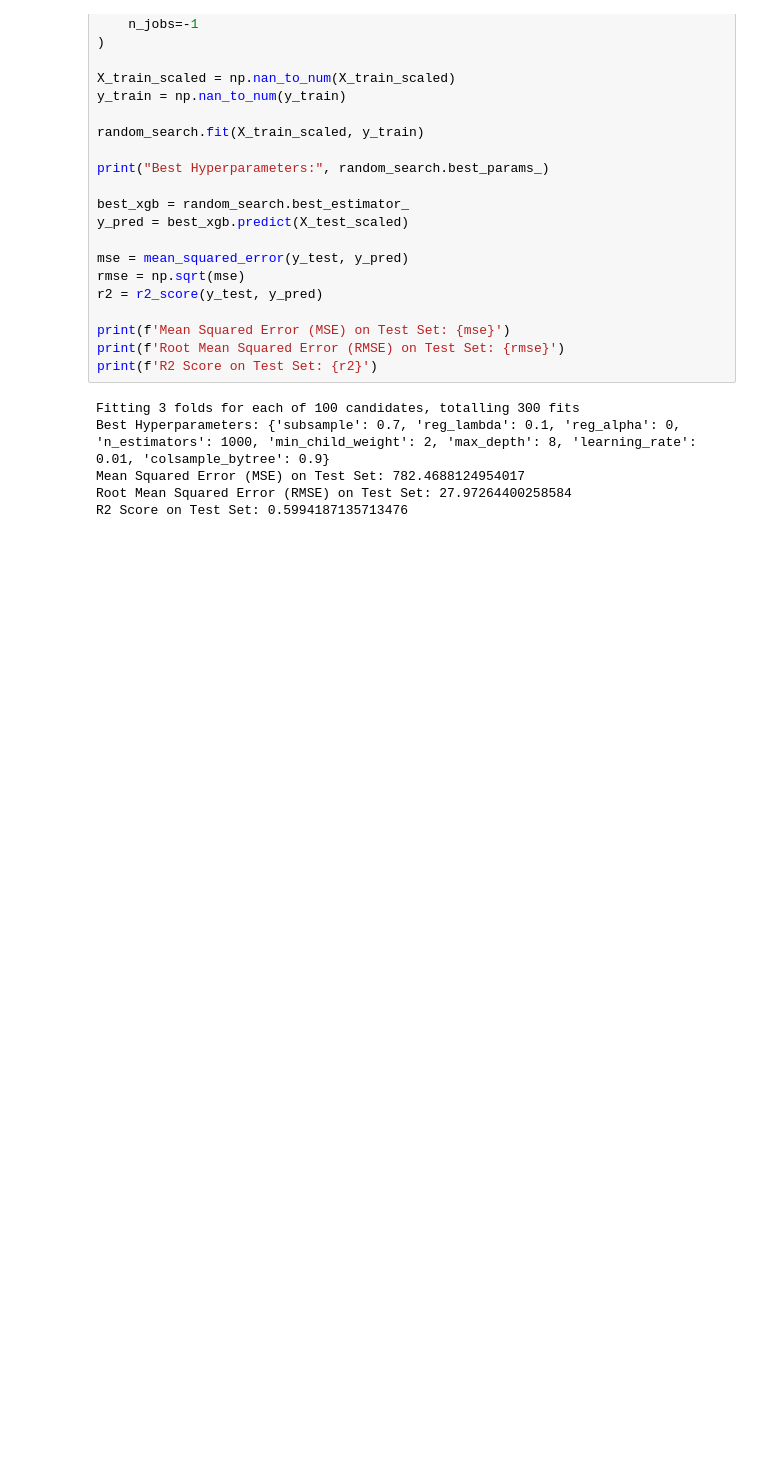
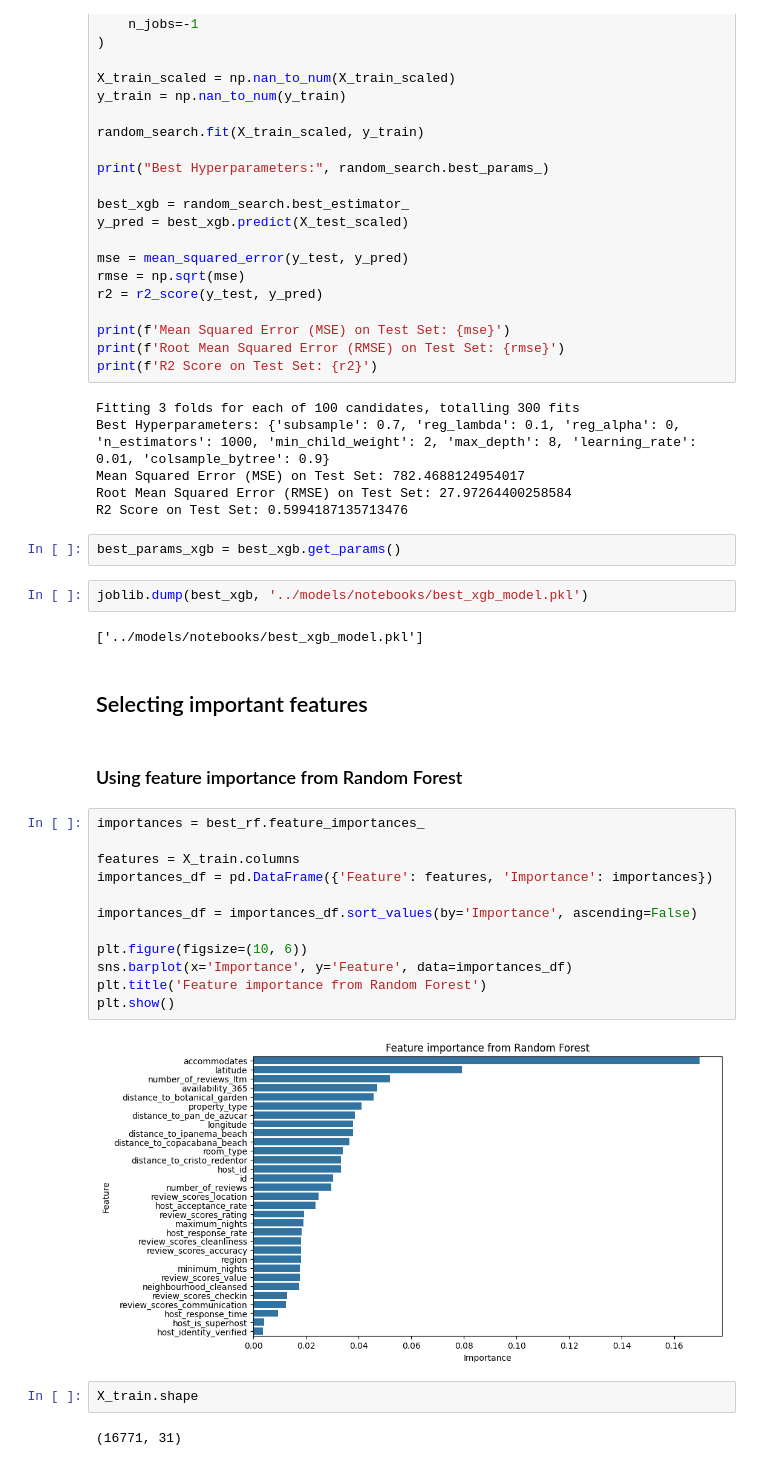
Before and after one commit to MarBenitez/airbnb-project, a Jupyter notebook: notebooks/models.ipynb, the cells around one changed output. Drawn from its saved outputs; the diff is of its cells as text; blank space fills up the shorter version.

Commit message:
updating models notebook and gitignore

```diff
--- a/notebooks/models.ipynb
+++ b/notebooks/models.ipynb
@@ -336,3 +345,31 @@ Best Hyperparameters: {'subsample': 0.7, 'reg_lambda': 0.1, 'reg_alpha': 0, 'n_e
 Mean Squared Error (MSE) on Test Set: 782.4688124954017
 Root Mean Squared Error (RMSE) on Test Set: 27.97264400258584
 R2 Score on Test Set: 0.5994187135713476
+# %%
+best_params_xgb = best_xgb.get_params()
+# %%
+joblib.dump(best_xgb, '../models/notebooks/best_xgb_model.pkl')
+# %% [output]
+['../models/notebooks/best_xgb_model.pkl']
+# %% [markdown]
+## Selecting important features
+# %% [markdown]
+### Using feature importance from Random Forest
+# %%
+importances = best_rf.feature_importances_
+
+features = X_train.columns
+importances_df = pd.DataFrame({'Feature': features, 'Importance': importances})
+
+importances_df = importances_df.sort_values(by='Importance', ascending=False)
+
+plt.figure(figsize=(10, 6))
+sns.barplot(x='Importance', y='Feature', data=importances_df)
+plt.title('Feature importance from Random Forest')
+plt.show()
+# %% [output]
+[figure, added]
+# %%
+X_train.shape
+# %% [output]
+(16771, 31)
```
Also changed, not shown: parts of 37 cells of this notebook, 1 other file.
